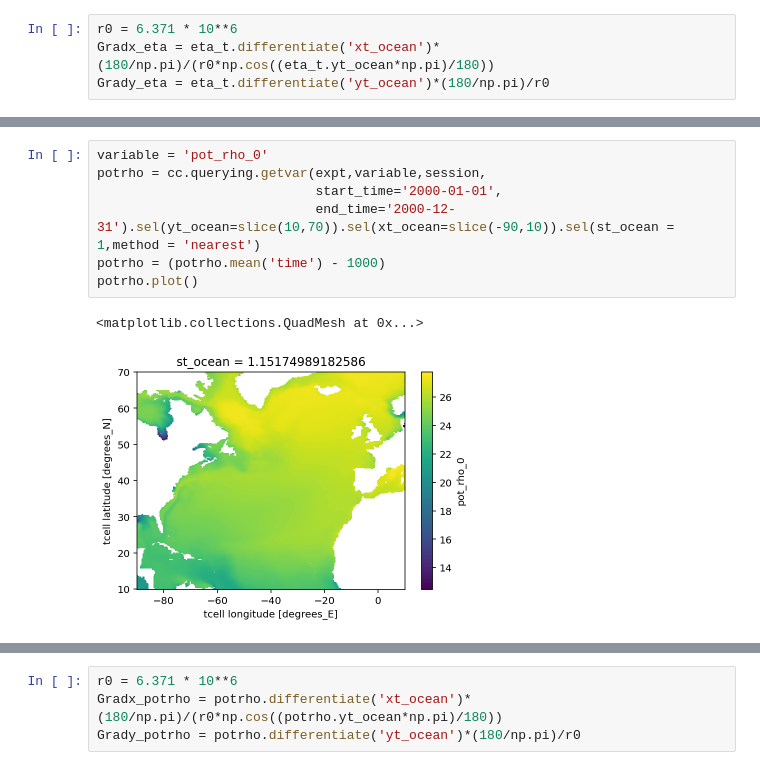
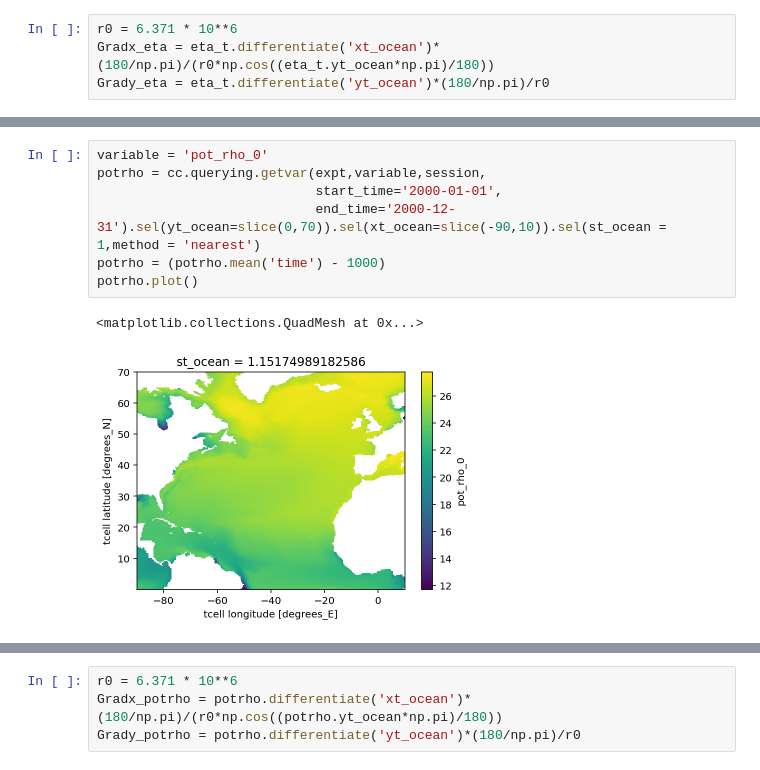
Before and after one commit to dhruvbhagtani/PV_Flux, a Jupyter notebook: PV_Flux.ipynb, the cells around one changed output, grey strips where cells are left out. Cells and saved outputs as stored; diff of their text form.

```diff
--- a/PV_Flux.ipynb
+++ b/PV_Flux.ipynb
@@ -95,10 +97,10 @@ vars_025deg[vars_025deg['name'].str.lower().str.match('pot')]
 # %%
 variable = 'pot_rho_0'
 potrho = cc.querying.getvar(expt,variable,session,
                             start_time='2000-01-01',
-                            end_time='2000-12-31').sel(yt_ocean=slice(10,70)).sel(xt_ocean=slice(-90,10)).sel(st_ocean = 1,method = 'nearest')
+                            end_time='2000-12-31').sel(yt_ocean=slice(0,70)).sel(xt_ocean=slice(-90,10)).sel(st_ocean = 1,method = 'nearest')
 potrho = (potrho.mean('time') - 1000)
 potrho.plot()
 # %% [output]
 <matplotlib.collections.QuadMesh at 0x...>
-[figure, old version]
+[figure, new version]
```
Also changed, not shown: parts of 5 cells of this notebook.
